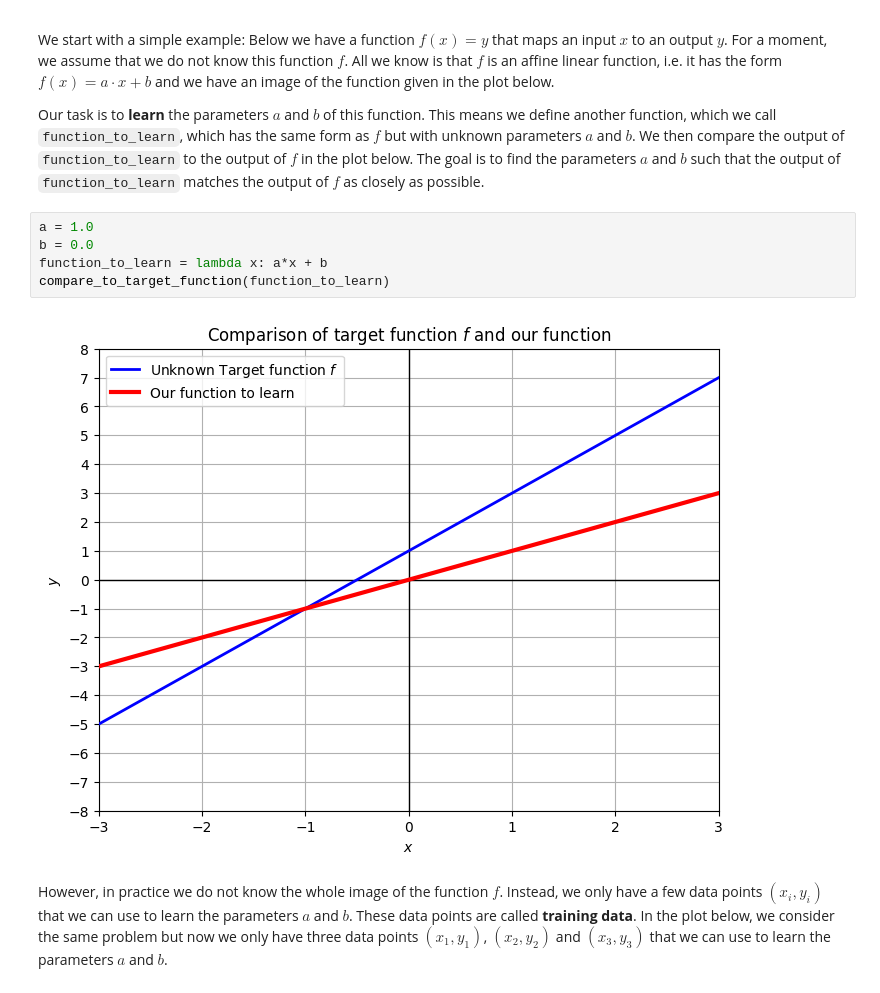
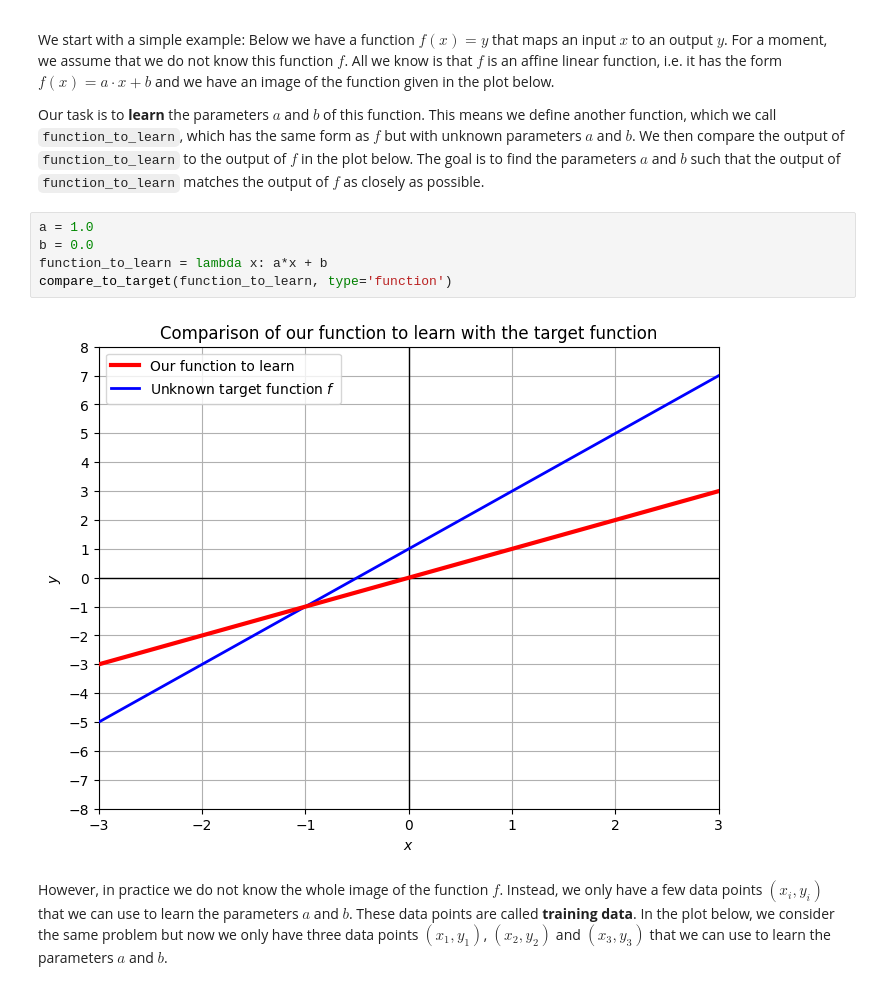
Before and after one commit to IDeaLab-uni-graz/workshop_classification, a Jupyter notebook: basics.ipynb, the cells around one changed output. Saved outputs shown, nothing was run; the diff lists cells and outputs as text.

```diff
--- a/basics.ipynb
+++ b/basics.ipynb
@@ -19,9 +19,9 @@ Our task is to **learn** the parameters $a$ and $b$ of this function. This means
 # %%
 a = 1.0
 b = 0.0
 function_to_learn = lambda x: a*x + b
-compare_to_target_function(function_to_learn)
+compare_to_target(function_to_learn, type='function')
 # %% [output]
-[figure, old version]
+[figure, new version]
 # %% [markdown]
 However, in practice we do not know the whole image of the function $f$. Instead, we only have a few data points $(x_i, y_i)$ that we can use to learn the parameters $a$ and $b$. These data points are called **training data**. In the plot below, we consider the same problem but now we only have three data points $(x_1, y_1)$, $(x_2, y_2)$ and $(x_3, y_3)$ that we can use to learn the parameters $a$ and $b$.
```
Also changed, not shown: parts of 9 cells of this notebook, 2 other files.
